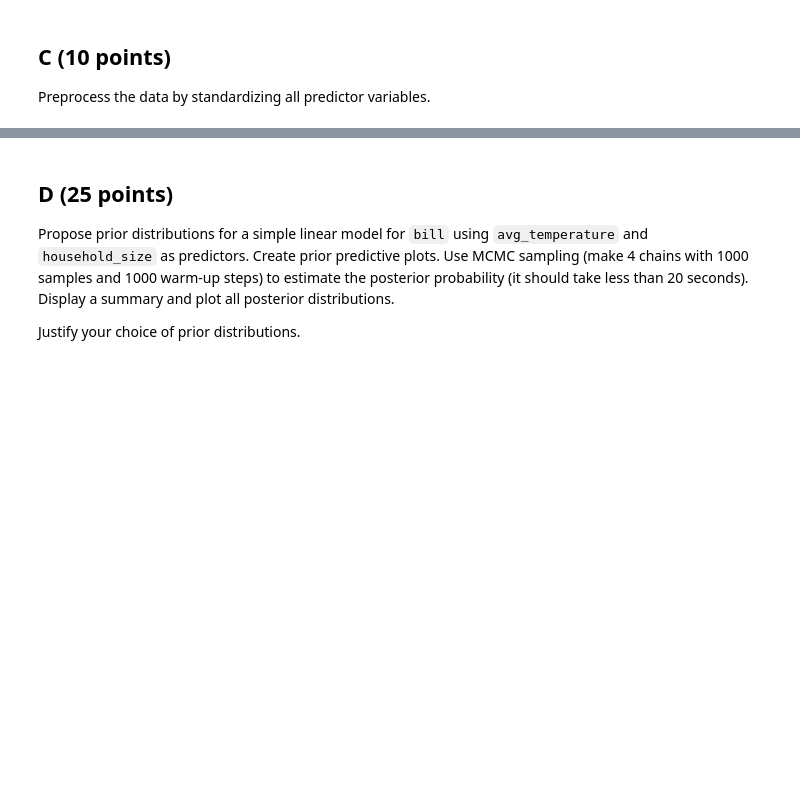
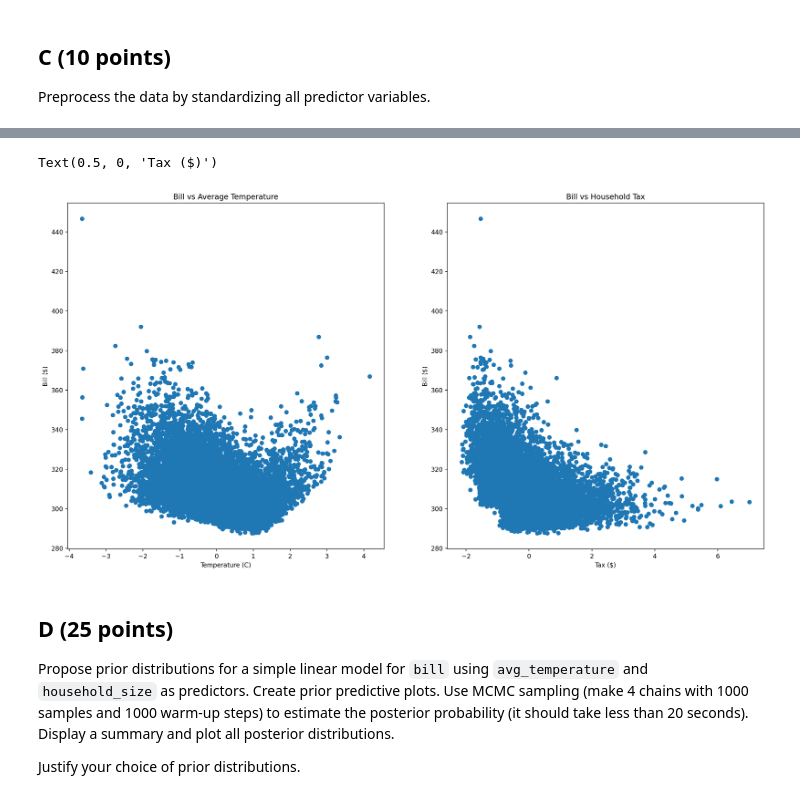
Before and after one commit to howardchen29/Math509, a Jupyter notebook: Midterm Exam.ipynb, the cells around one changed output, grey strips where cells are left out. Drawn from its saved outputs; the diff is of its cells as text; code cells hidden in the pictures; blank space fills up the shorter version.

```diff
--- a/Midterm Exam.ipynb
+++ b/Midterm Exam.ipynb
@@ -111,3 +111,7 @@ Text(0, 0.5, 'Tax ($)')
 ## C (10 points)
 
 Preprocess the data by standardizing all predictor variables.
+# %%
+data_std = data.copy()
+data_std[['house_taxes','household_size','avg_temperature']] = (data[['house_taxes','household_size','avg_temperature']] - data[['house_taxes','household_size','avg_temperature',]].mean())/data[['house_taxes','household_size','avg_temperature',]].std()
+data_std
@@ -114,3 +132,18 @@ Preprocess the data by standardizing all predictor variables.
+# %%
+plt.figure(figsize=(20, 10))
+plt.subplot(1,2,1)
+plt.plot( data_std['avg_temperature'], data_std['bill'],'o')
+plt.title("Bill vs Average Temperature")
+plt.ylabel("Bill ($)")
+plt.xlabel("Temperature (C)")
+plt.subplot(1,2,2)
+plt.plot(data_std['house_taxes'],data_std['bill'],  'o')
+plt.title("Bill vs Household Tax")
+plt.ylabel("Bill ($)")
+plt.xlabel("Tax ($)")
+# %% [output]
+Text(0.5, 0, 'Tax ($)')
+[figure, added]
 # %% [markdown]
 ## D (25 points)
 
```
Also changed, not shown: parts of 5 cells of this notebook.
